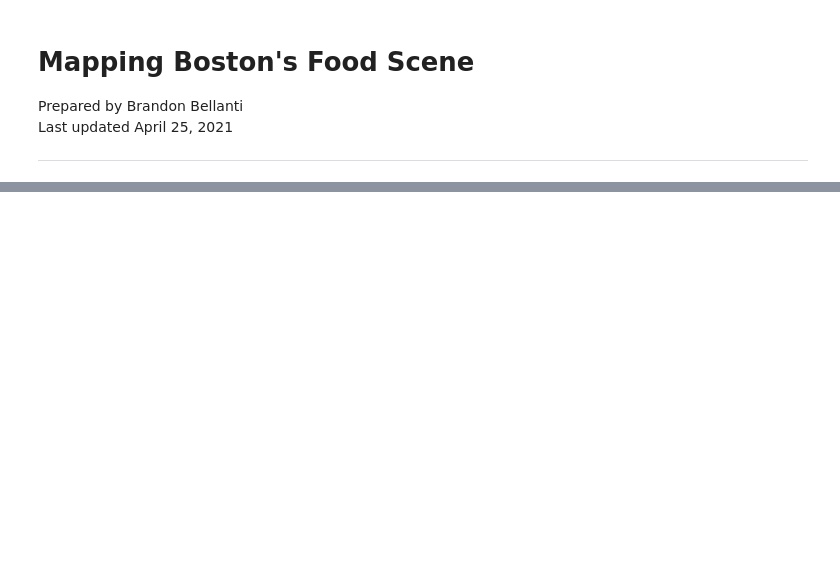
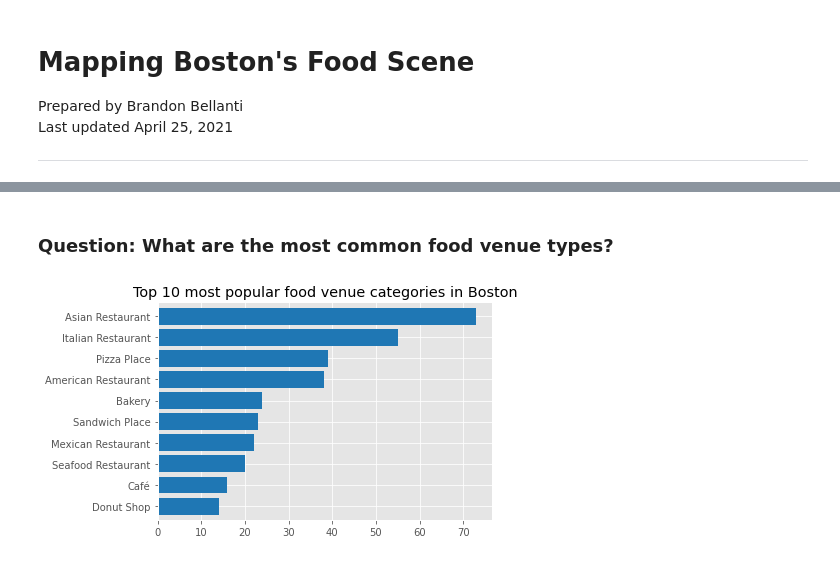
Before and after one commit to brandonbellanti/Coursera_Capstone, a Jupyter notebook: final_project/boston_food_scene.ipynb, the cells around one changed output, grey strips where cells are left out. Cells and saved outputs as stored; diff of their text form; code cells hidden in the pictures; blank space fills up the shorter version.

```diff
--- a/final_project/boston_food_scene.ipynb
+++ b/final_project/boston_food_scene.ipynb
@@ -35,0 +603,9 @@ I will use the K-Nearest-Neighbor algorithm to cluster the venues.
+# %% [markdown]
+### Question: What are the most common food venue types?
+# %%
+# most popular food venues types
+food_venues['Category Group'].value_counts().head(10).sort_values(ascending=True).plot.barh(width=.8,color='tab:blue')
+plt.title('Top 10 most popular food venue categories in Boston')
+plt.show()
+# %% [output]
+[figure, added]
```
Also changed, not shown: parts of 94 cells of this notebook, 1 other file.
